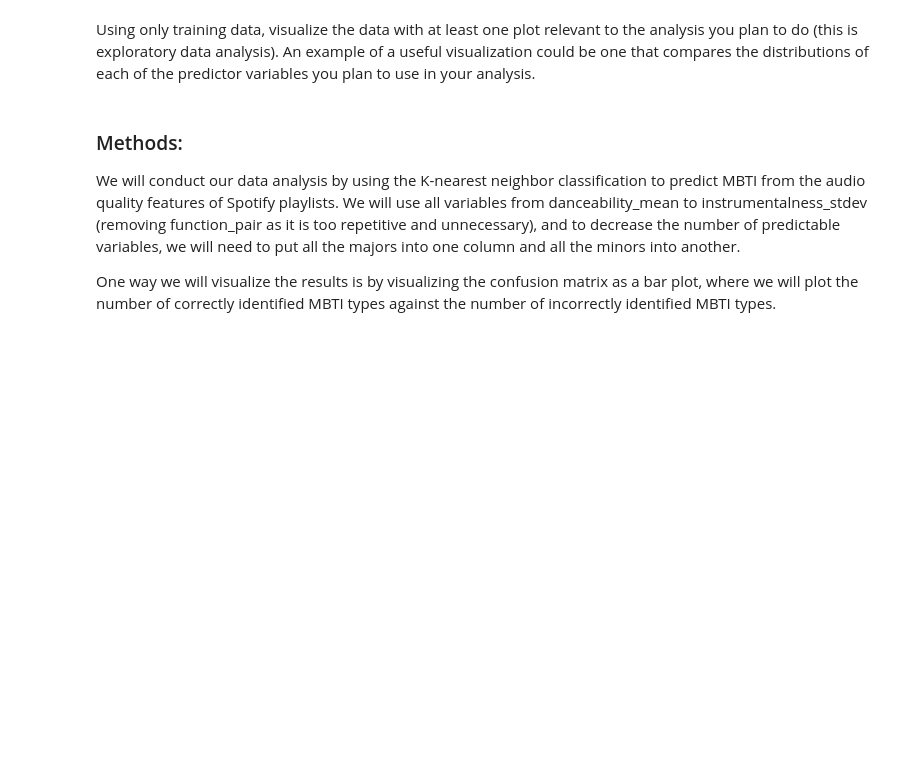
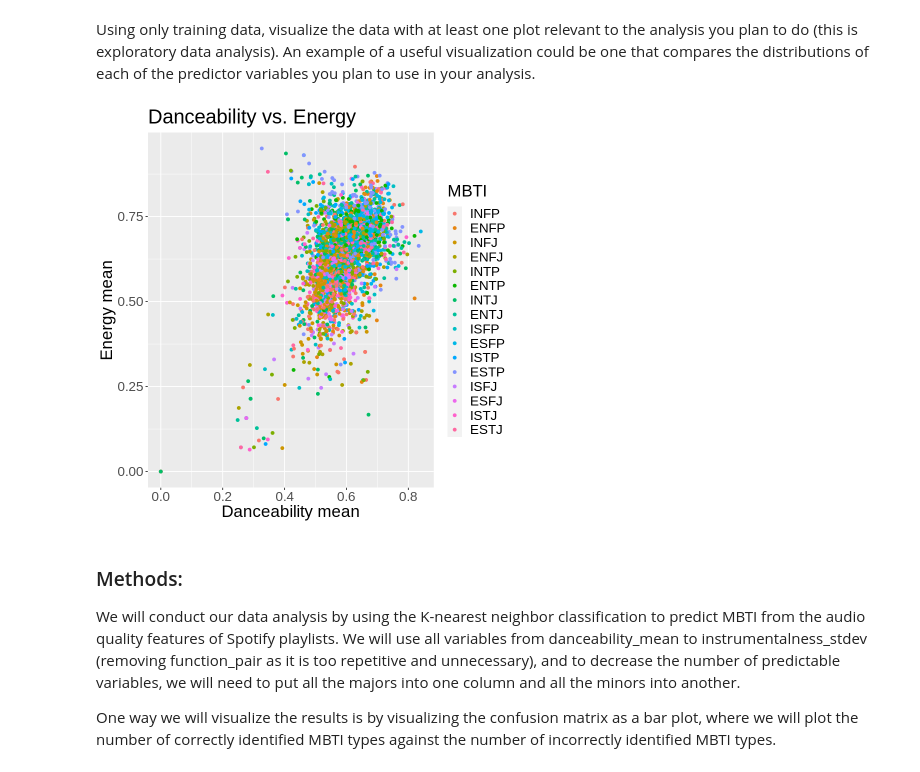
Before and after one commit to ccliang4/dsci-100-2022w1-sec-005-group-28, a Jupyter notebook: Group Project Proposal.ipynb, the cells around one changed output. Drawn from its saved outputs; the diff is of its cells as text; code cells hidden in the pictures; blank space fills up the shorter version.

```diff
--- a/Group Project Proposal.ipynb
+++ b/Group Project Proposal.ipynb
@@ -105,6 +106,6 @@ $ minor_count            <dbl> 15, 12, 21, 9, 9, 14, 18, 37, 1, 12, 25, 18, 26
 # %%
 set.seed(1)
 
-spotify_split <- initial_split(spotify_mbti_cleaned, prop = 0.75, strata = mbti)
+spotify_split <- initial_split(spotify_mbti_cleaned, prop = 0.75)
 spotify_mbti_train <- training(spotify_split)
 spotify_mbti_test <- testing(spotify_split)
@@ -122,16 +130,19 @@ observation_count
 # %% [markdown]
 Using only training data, visualize the data with at least one plot relevant to the analysis you plan to do (this is exploratory data analysis). An example of a useful visualization could be one that compares the distributions of each of the predictor variables you plan to use in your analysis.
 # %%
-visualization <- spotify_mbti_train |>
+danceability_energy_mean <- spotify_mbti_train |>
     ggplot(aes(x = danceability_mean,
                y = energy_mean,
                colour = mbti)) +
-        labs(x = "Dabceability",
-             y = "Energy",
+    geom_point() +
+    labs(x = "Danceability mean",
+             y = "Energy mean",
             colour = 'MBTI') +
-        geom_point() +
-        theme(text = element_text(size = 20))
-visualization
+    ggtitle("Danceability vs. Energy") +
+    theme(text = element_text(size = 20))
+danceability_energy_mean
+# %% [output]
+[figure, added]
 # %% [markdown]
 ### Methods:
 We will conduct our data analysis by using the K-nearest neighbor classification to predict MBTI from the audio quality features of Spotify playlists. We will use all variables from danceability_mean to instrumentalness_stdev (removing function_pair as it is too repetitive and unnecessary), and to decrease the number of predictable variables, we will need to put all the majors into one column and all the minors into another.
```
Also changed, not shown: parts of 3 cells of this notebook.
